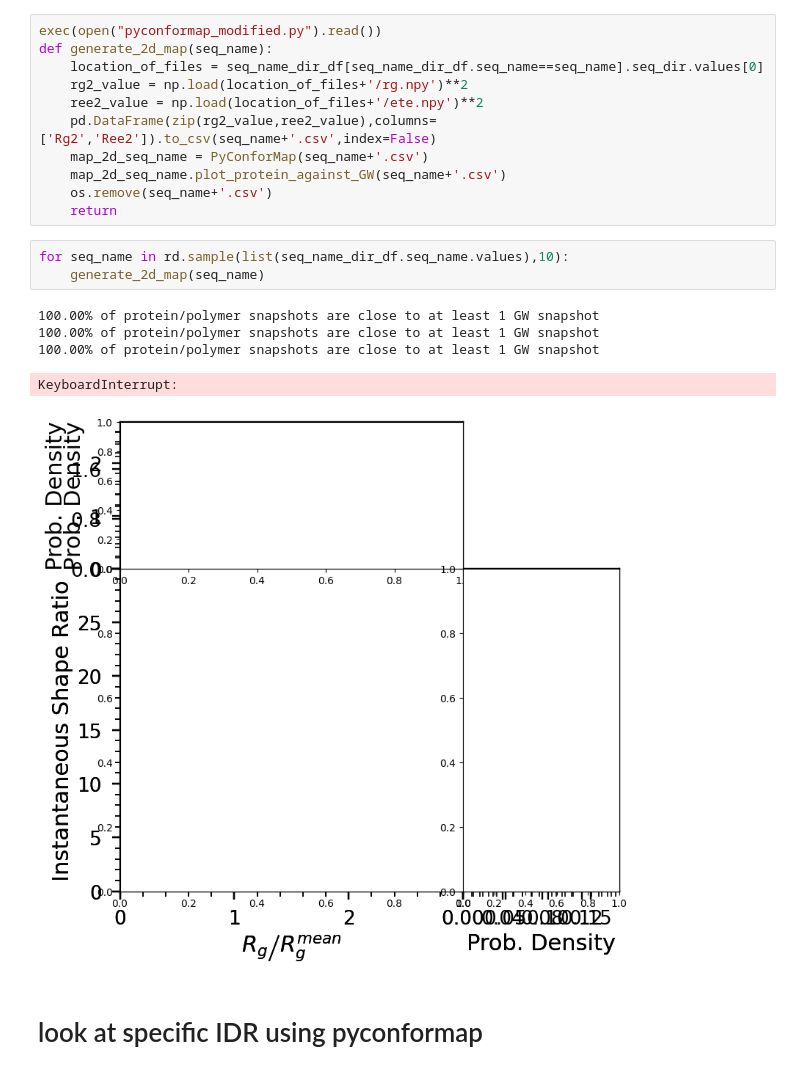
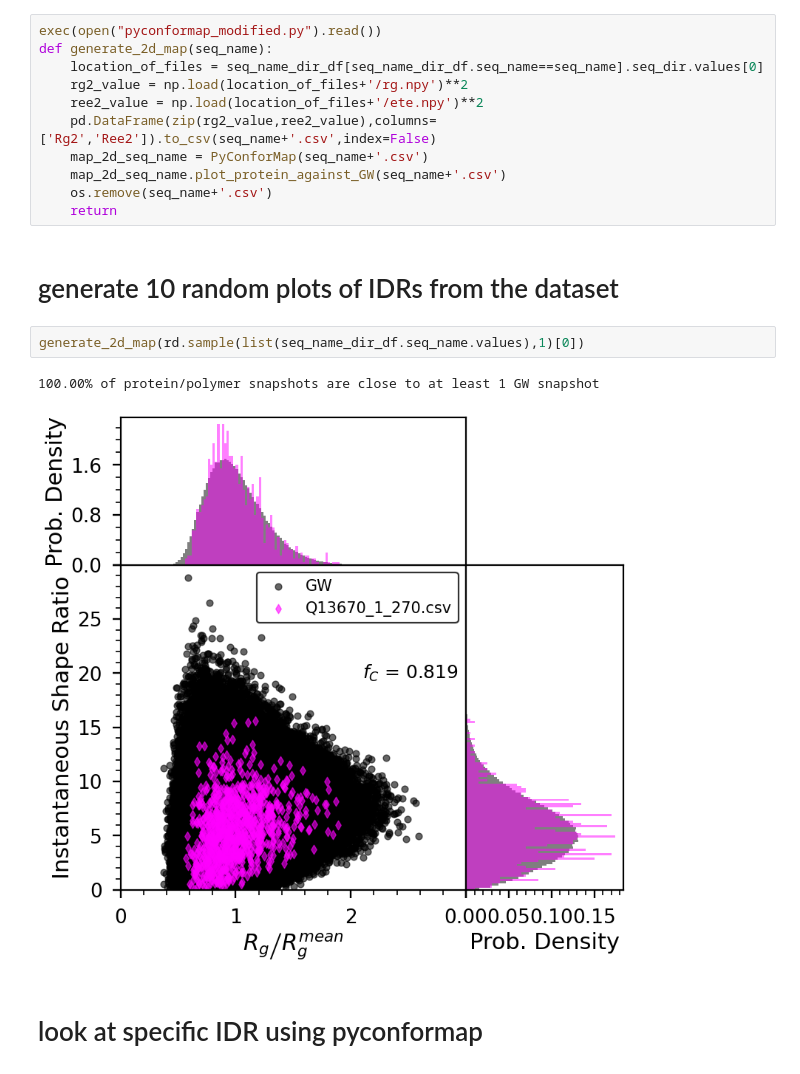
Before and after one commit to hshadman/larsen_paper_IDR_properties, a Jupyter notebook: idrome_.ipynb, the cells around one changed output. Saved outputs shown, nothing was run; the diff lists cells and outputs as text.

```diff
--- a/idrome_.ipynb
+++ b/idrome_.ipynb
@@ -206,15 +195,13 @@ def generate_2d_map(seq_name):
     map_2d_seq_name.plot_protein_against_GW(seq_name+'.csv')
     os.remove(seq_name+'.csv')
     return
+# %% [markdown]
+# generate 10 random plots of IDRs from the dataset
 # %%
-for seq_name in rd.sample(list(seq_name_dir_df.seq_name.values),10):
-    generate_2d_map(seq_name)
+generate_2d_map(rd.sample(list(seq_name_dir_df.seq_name.values),1)[0])
 # %% [output]
 100.00% of protein/polymer snapshots are close to at least 1 GW snapshot
-100.00% of protein/polymer snapshots are close to at least 1 GW snapshot
-100.00% of protein/polymer snapshots are close to at least 1 GW snapshot
-KeyboardInterrupt:
-[figure, old version]
+[figure, new version]
 # %% [markdown]
 # look at specific IDR using pyconformap
 # %%
```
Also changed, not shown: parts of 3 cells of this notebook, 1 other file.
